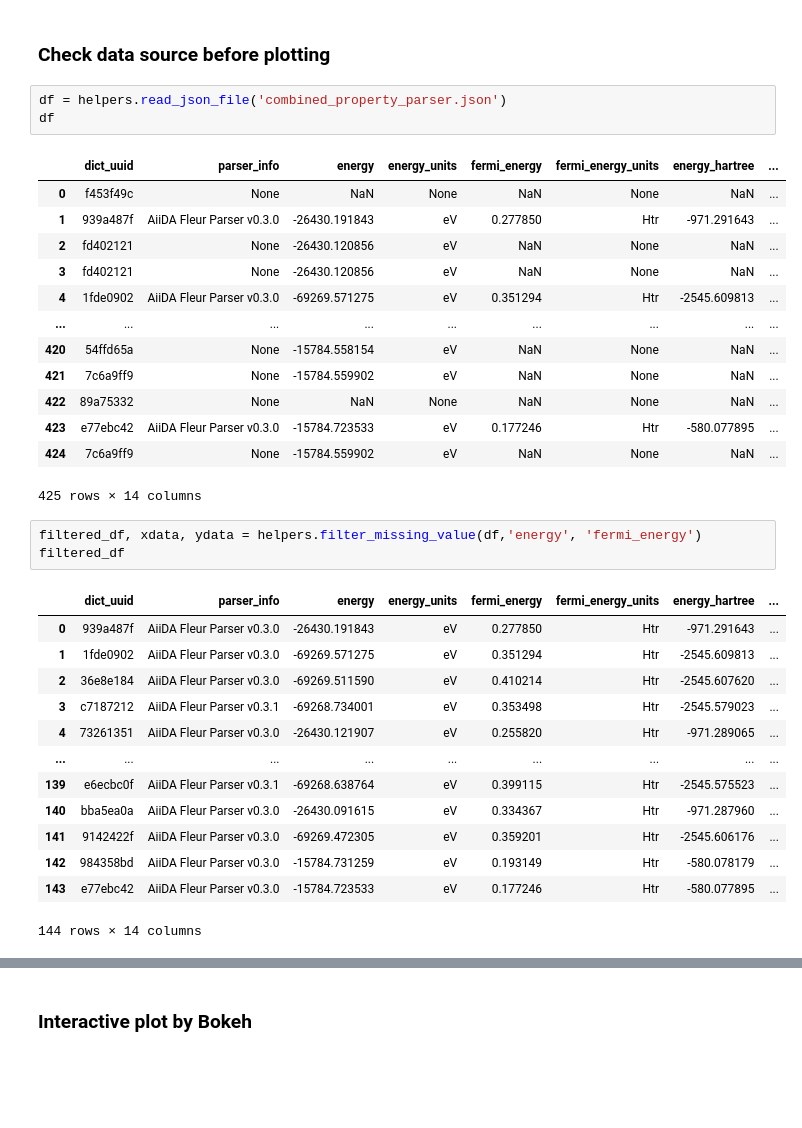
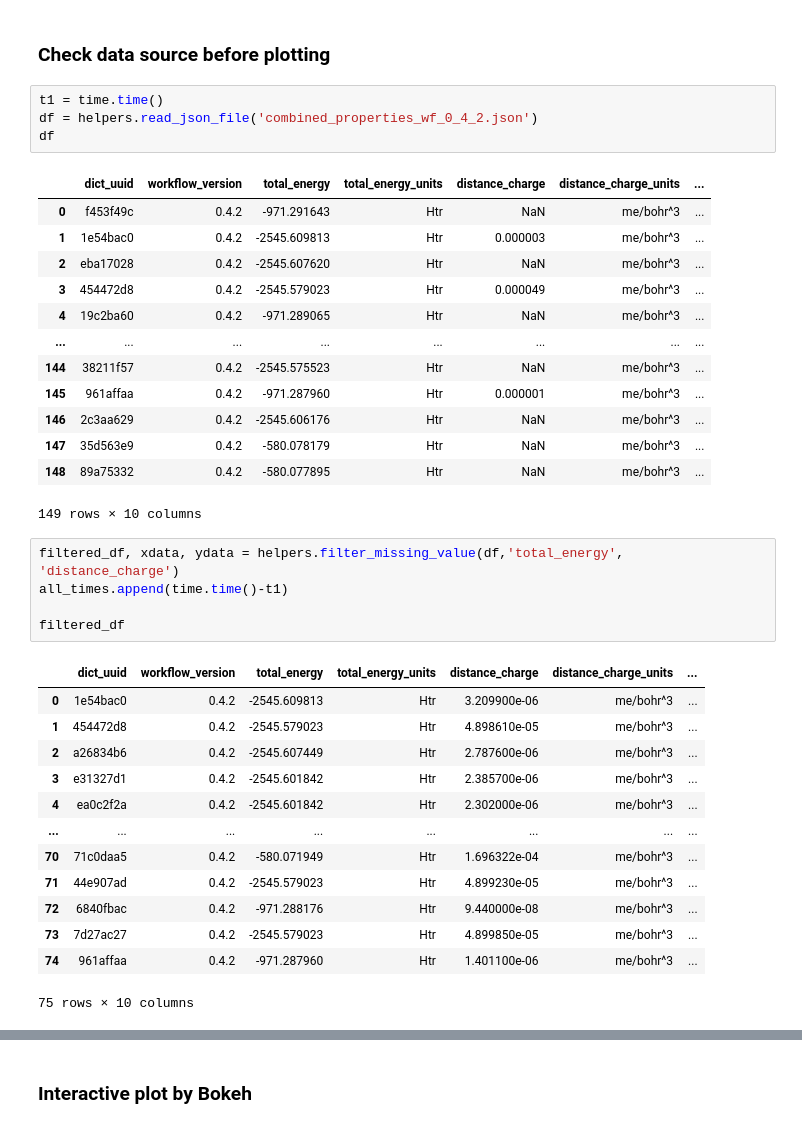
Before and after one commit to JuDFTteam/aiida-jutools, a Jupyter notebook: aiida_jutools/sisc_lab/D2_ScSi_Lab2020_StructureProperty_visualizer.ipynb, the cells around one changed output, grey strips where cells are left out. Saved outputs shown, nothing was run; the diff lists cells and outputs as text; blank space fills up the shorter version.

```diff
--- a/aiida_jutools/sisc_lab/D2_ScSi_Lab2020_StructureProperty_visualizer.ipynb
+++ b/aiida_jutools/sisc_lab/D2_ScSi_Lab2020_StructureProperty_visualizer.ipynb
@@ -287,36 +275,39 @@ bokeh_struc_prop_vis(xdata, ydata, src=source, **kwargs)
 # %% [markdown]
 ### Check data source before plotting
 # %%
-df = helpers.read_json_file('combined_property_parser.json')
+t1 = time.time()
+df = helpers.read_json_file('combined_properties_wf_0_4_2.json')
 df
 # %% [output]
-|  | dict_uuid | parser_info | energy | energy_units | fermi_energy | fermi_energy_units | energy_hartree | ... |
-| 0 | f453f49c | None | NaN | None | NaN | None | NaN | ... |
-| 1 | 939a487f | AiiDA Fleur Parser v0.3.0 | -26430.191843 | eV | 0.277850 | Htr | -971.291643 | ... |
-| 2 | fd402121 | None | -26430.120856 | eV | NaN | None | NaN | ... |
-| 3 | fd402121 | None | -26430.120856 | eV | NaN | None | NaN | ... |
-| 4 | 1fde0902 | AiiDA Fleur Parser v0.3.0 | -69269.571275 | eV | 0.351294 | Htr | -2545.609813 | ... |
-| ... | ... | ... | ... | ... | ... | ... | ... | ... |
-| 420 | 54ffd65a | None | -15784.558154 | eV | NaN | None | NaN | ... |
-| 421 | 7c6a9ff9 | None | -15784.559902 | eV | NaN | None | NaN | ... |
-| 422 | 89a75332 | None | NaN | None | NaN | None | NaN | ... |
-| 423 | e77ebc42 | AiiDA Fleur Parser v0.3.0 | -15784.723533 | eV | 0.177246 | Htr | -580.077895 | ... |
-| 424 | 7c6a9ff9 | None | -15784.559902 | eV | NaN | None | NaN | ... |
+|  | dict_uuid | workflow_version | total_energy | total_energy_units | distance_charge | distance_charge_units | ... |
+| 0 | f453f49c | 0.4.2 | -971.291643 | Htr | NaN | me/bohr^3 | ... |
+| 1 | 1e54bac0 | 0.4.2 | -2545.609813 | Htr | 0.000003 | me/bohr^3 | ... |
+| 2 | eba17028 | 0.4.2 | -2545.607620 | Htr | NaN | me/bohr^3 | ... |
+| 3 | 454472d8 | 0.4.2 | -2545.579023 | Htr | 0.000049 | me/bohr^3 | ... |
+| 4 | 19c2ba60 | 0.4.2 | -971.289065 | Htr | NaN | me/bohr^3 | ... |
+| ... | ... | ... | ... | ... | ... | ... | ... |
+| 144 | 38211f57 | 0.4.2 | -2545.575523 | Htr | NaN | me/bohr^3 | ... |
+| 145 | 961affaa | 0.4.2 | -971.287960 | Htr | 0.000001 | me/bohr^3 | ... |
+| 146 | 2c3aa629 | 0.4.2 | -2545.606176 | Htr | NaN | me/bohr^3 | ... |
+| 147 | 35d563e9 | 0.4.2 | -580.078179 | Htr | NaN | me/bohr^3 | ... |
+| 148 | 89a75332 | 0.4.2 | -580.077895 | Htr | NaN | me/bohr^3 | ... |
-425 rows × 14 columns
+149 rows × 10 columns
 # %%
-filtered_df, xdata, ydata = helpers.filter_missing_value(df,'energy', 'fermi_energy')
+filtered_df, xdata, ydata = helpers.filter_missing_value(df,'total_energy', 'distance_charge')
+all_times.append(time.time()-t1)
+
 filtered_df
 # %% [output]
-|  | dict_uuid | parser_info | energy | energy_units | fermi_energy | fermi_energy_units | energy_hartree | ... |
-| 0 | 939a487f | AiiDA Fleur Parser v0.3.0 | -26430.191843 | eV | 0.277850 | Htr | -971.291643 | ... |
-| 1 | 1fde0902 | AiiDA Fleur Parser v0.3.0 | -69269.571275 | eV | 0.351294 | Htr | -2545.609813 | ... |
-| 2 | 36e8e184 | AiiDA Fleur Parser v0.3.0 | -69269.511590 | eV | 0.410214 | Htr | -2545.607620 | ... |
-| 3 | c7187212 | AiiDA Fleur Parser v0.3.1 | -69268.734001 | eV | 0.353498 | Htr | -2545.579023 | ... |
-| 4 | 73261351 | AiiDA Fleur Parser v0.3.0 | -26430.121907 | eV | 0.255820 | Htr | -971.289065 | ... |
-| ... | ... | ... | ... | ... | ... | ... | ... | ... |
-| 139 | e6ecbc0f | AiiDA Fleur Parser v0.3.1 | -69268.638764 | eV | 0.399115 | Htr | -2545.575523 | ... |
-| 140 | bba5ea0a | AiiDA Fleur Parser v0.3.0 | -26430.091615 | eV | 0.334367 | Htr | -971.287960 | ... |
-| 141 | 9142422f | AiiDA Fleur Parser v0.3.0 | -69269.472305 | eV | 0.359201 | Htr | -2545.606176 | ... |
-| 142 | 984358bd | AiiDA Fleur Parser v0.3.0 | -15784.731259 | eV | 0.193149 | Htr | -580.078179 | ... |
-| 143 | e77ebc42 | AiiDA Fleur Parser v0.3.0 | -15784.723533 | eV | 0.177246 | Htr | -580.077895 | ... |
+|  | dict_uuid | workflow_version | total_energy | total_energy_units | distance_charge | distance_charge_units | ... |
+| 0 | 1e54bac0 | 0.4.2 | -2545.609813 | Htr | 3.209900e-06 | me/bohr^3 | ... |
+| 1 | 454472d8 | 0.4.2 | -2545.579023 | Htr | 4.898610e-05 | me/bohr^3 | ... |
+| 2 | a26834b6 | 0.4.2 | -2545.607449 | Htr | 2.787600e-06 | me/bohr^3 | ... |
+| 3 | e31327d1 | 0.4.2 | -2545.601842 | Htr | 2.385700e-06 | me/bohr^3 | ... |
+| 4 | ea0c2f2a | 0.4.2 | -2545.601842 | Htr | 2.302000e-06 | me/bohr^3 | ... |
+| ... | ... | ... | ... | ... | ... | ... | ... |
+| 70 | 71c0daa5 | 0.4.2 | -580.071949 | Htr | 1.696322e-04 | me/bohr^3 | ... |
+| 71 | 44e907ad | 0.4.2 | -2545.579023 | Htr | 4.899230e-05 | me/bohr^3 | ... |
+| 72 | 6840fbac | 0.4.2 | -971.288176 | Htr | 9.440000e-08 | me/bohr^3 | ... |
+| 73 | 7d27ac27 | 0.4.2 | -2545.579023 | Htr | 4.899850e-05 | me/bohr^3 | ... |
+| 74 | 961affaa | 0.4.2 | -971.287960 | Htr | 1.401100e-06 | me/bohr^3 | ... |
-144 rows × 14 columns
+75 rows × 10 columns
```
Also changed, not shown: parts of 42 cells of this notebook.
